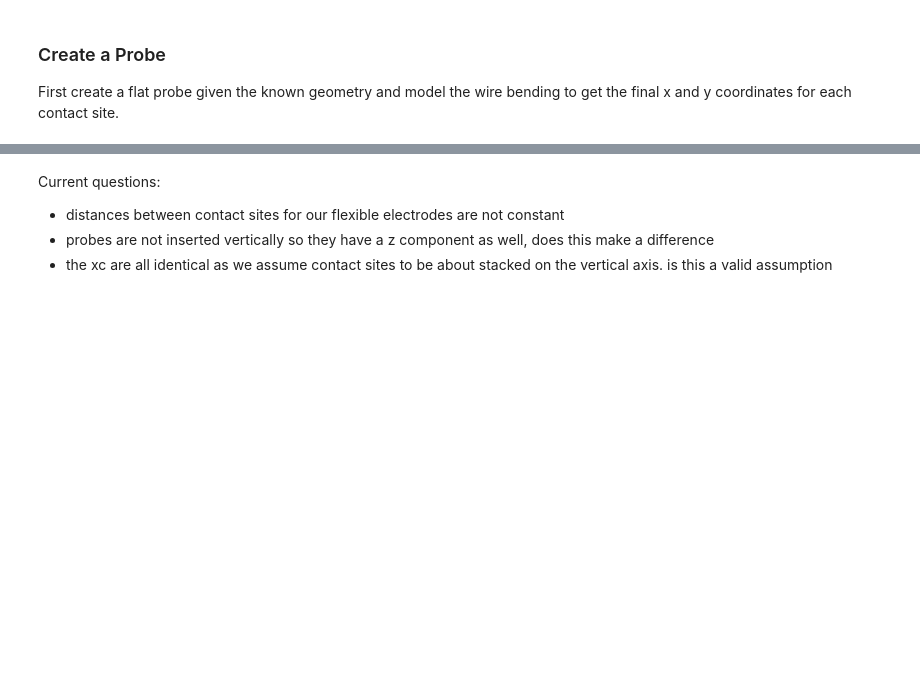
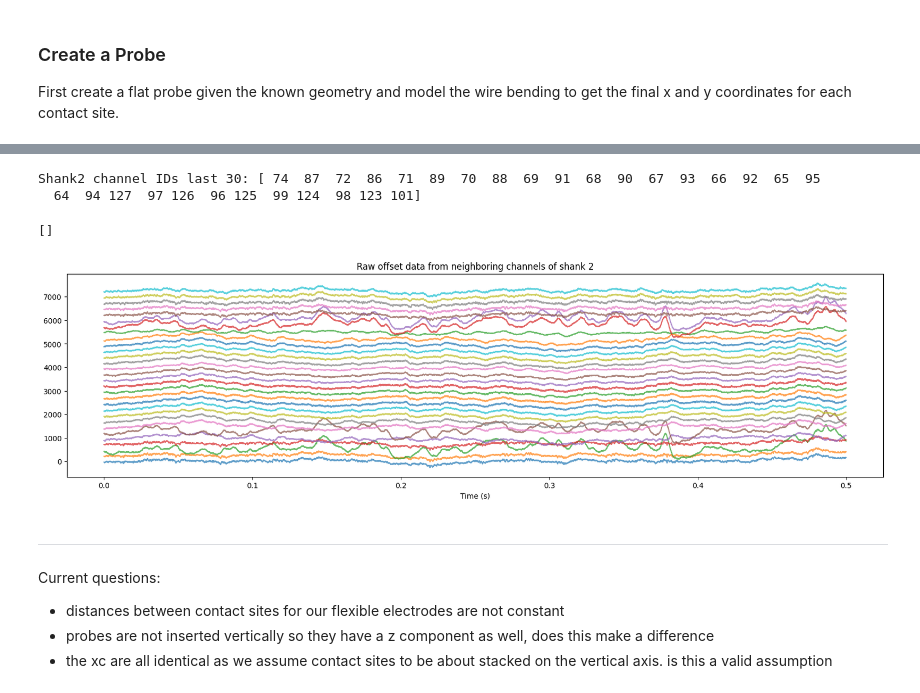
Before and after one commit to BruneBettler/SpikeExplore, a Jupyter notebook: dataExploration.ipynb, the cells around one changed output, grey strips where cells are left out. Cells and saved outputs as stored; diff of their text form; code cells hidden in the pictures; blank space fills up the shorter version.

```diff
--- a/dataExploration.ipynb
+++ b/dataExploration.ipynb
@@ -141,0 +141,18 @@ yc_dist = [15.5, 50.0],      # y-axisdistance between contact sites in um
+# %%
+print(f"Shank2 channel IDs last 30: {shank2_channel_ids[-30:]}")
+clean_traces = shank2_recording.get_traces(channel_ids=shank2_channel_ids[-30:], start_frame=10500000, end_frame=10510000, return_in_uV=True)
+
+t = np.arange(clean_traces.shape[0]) / (samplingRate) # Time vector in seconds
+offsets = np.arange(clean_traces.shape[1]) * 250
+
+# plot sample channels to get an idea of what the data looks like
+plt.figure(figsize=(20, 5))
+plt.plot(t, clean_traces + offsets, alpha=0.7)
+plt.title("Raw offset data from neighboring channels of shank 2")
+plt.xlabel("Time (s)")
+plt.plot()
+# %% [output]
+Shank2 channel IDs last 30: [ 74  87  72  86  71  89  70  88  69  91  68  90  67  93  66  92  65  95
+  64  94 127  97 126  96 125  99 124  98 123 101]
+[]
+[figure, added]
@@ -142,3 +189,5 @@ yc_dist = [15.5, 50.0],      # y-axisdistance between contact sites in um
+# %% [markdown]
+***
 # %%
 # OPTIONAL: See data loading
 # - modifying the xml 'skip' parameter based on impedance excel
```
Also changed, not shown: parts of 14 cells of this notebook, 4 other files.
